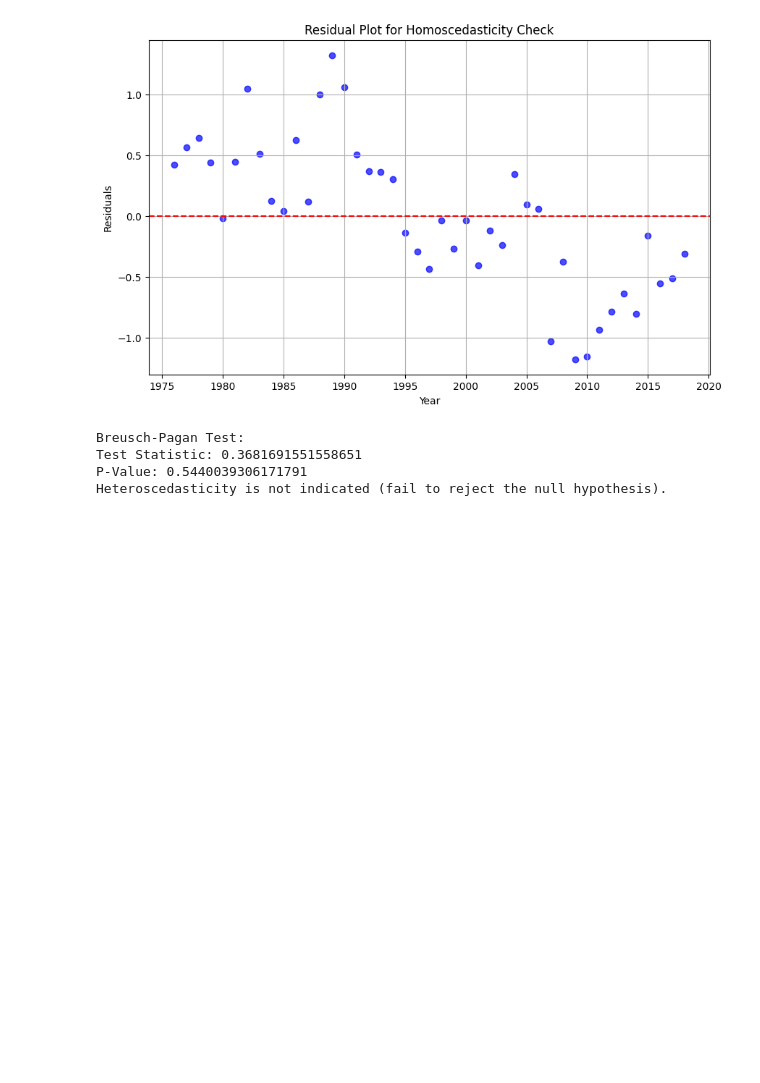
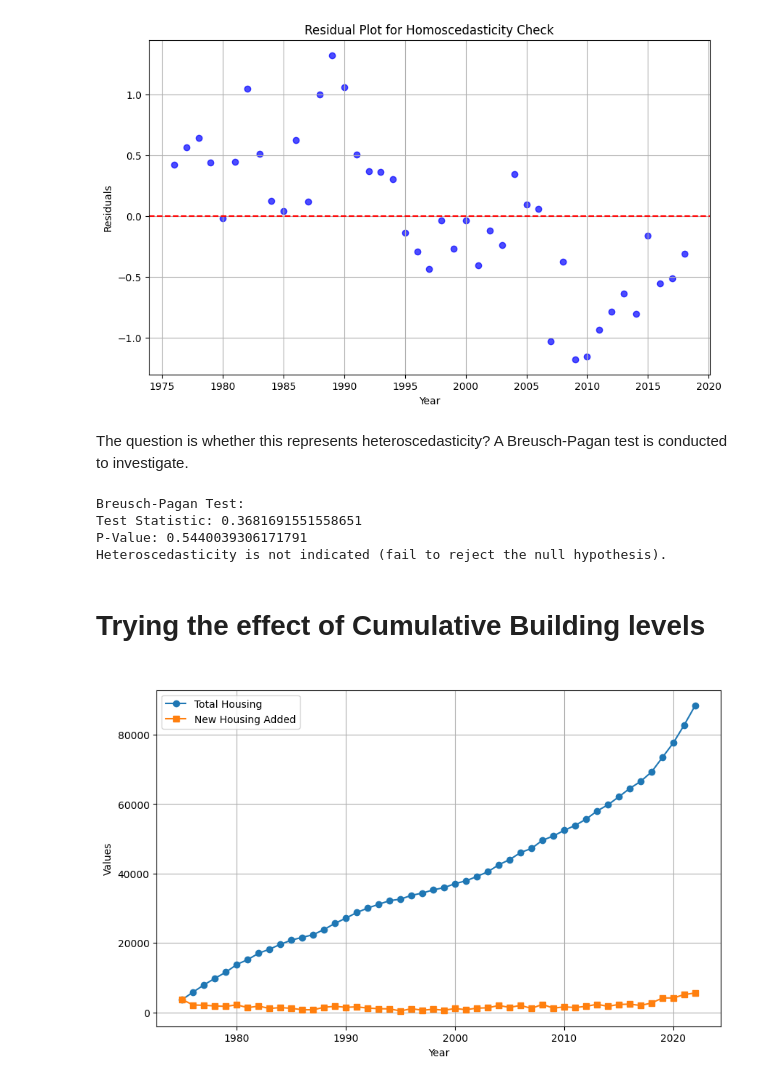
Before and after one commit to msteele919/projectwork, a Jupyter notebook: Correlations/wind_building_growth.ipynb, the cells around one changed output. Drawn from its saved outputs; the diff is of its cells as text; code cells hidden in the pictures; blank space fills up the shorter version.

```diff
--- a/Correlations/wind_development.ipynb
+++ b/Correlations/wind_building_growth.ipynb
@@ -348,6 +363,8 @@ plt.grid(True)
 plt.show()
 # %% [output]
 [figure]
+# %% [markdown]
+The question is whether this represents heteroscedasticity? A Breusch-Pagan test is conducted to investigate.
 # %%
 # Calculate the Breusch-Pagan test
 bp_test = sms.het_breuschpagan(model_2.resid, model_2.model.exog)
@@ -371,3 +388,18 @@ Breusch-Pagan Test:
 Test Statistic: 0.3681691551558651
 P-Value: 0.5440039306171791
 Heteroscedasticity is not indicated (fail to reject the null hypothesis).
+# %% [markdown]
+# Trying the effect of Cumulative Building levels
+# %%
+# scatterplot with wind data & total yearly new apartments
+plt.figure(figsize=(10, 6))
+plt.plot(new_df.index, new_df['Total Housing'], label='Total Housing', marker='o')
+plt.plot(new_df.index, new_df['New Housing'], label='New Housing Added', marker='s')
+plt.title(' ')
+plt.xlabel('Year')
+plt.ylabel('Values')
+plt.grid(True)
+plt.legend()
+plt.show()
+# %% [output]
+[figure, added]
```
Also changed, not shown: parts of 17 cells of this notebook.
